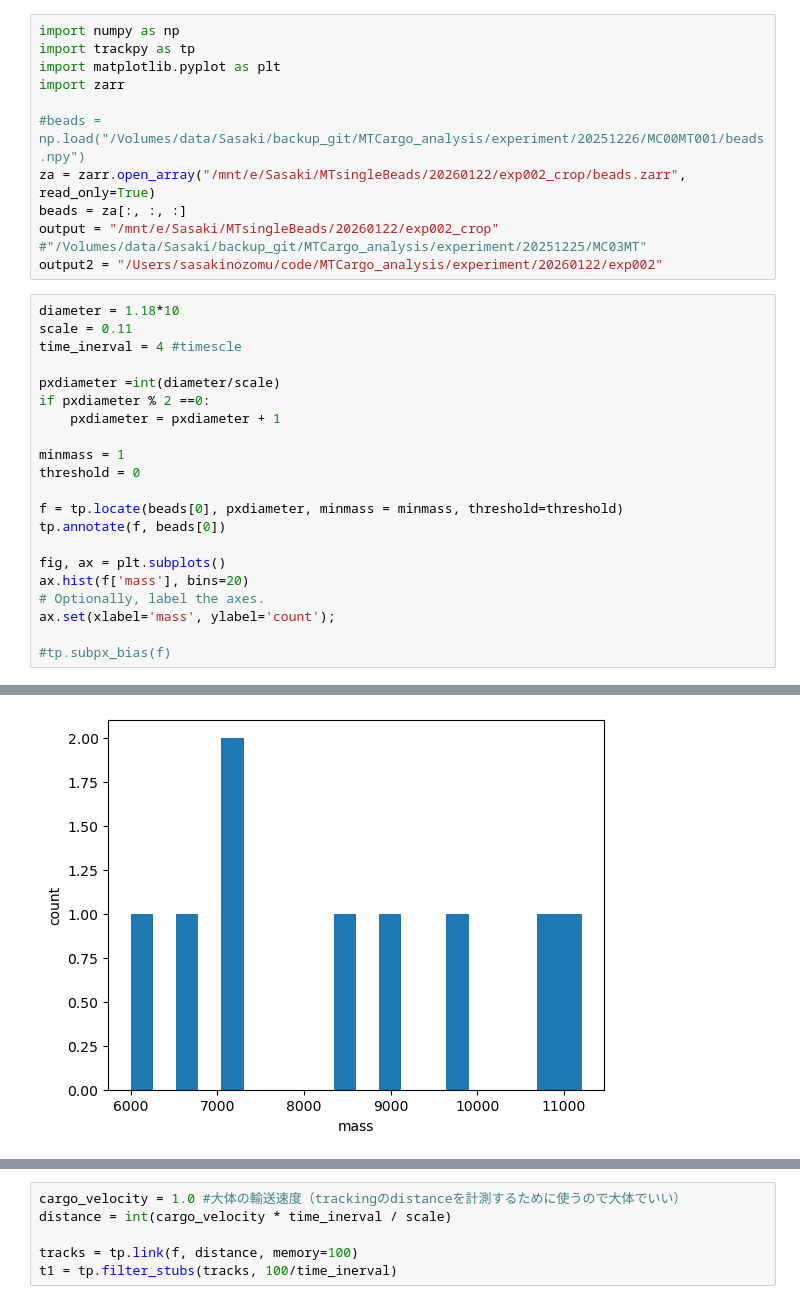
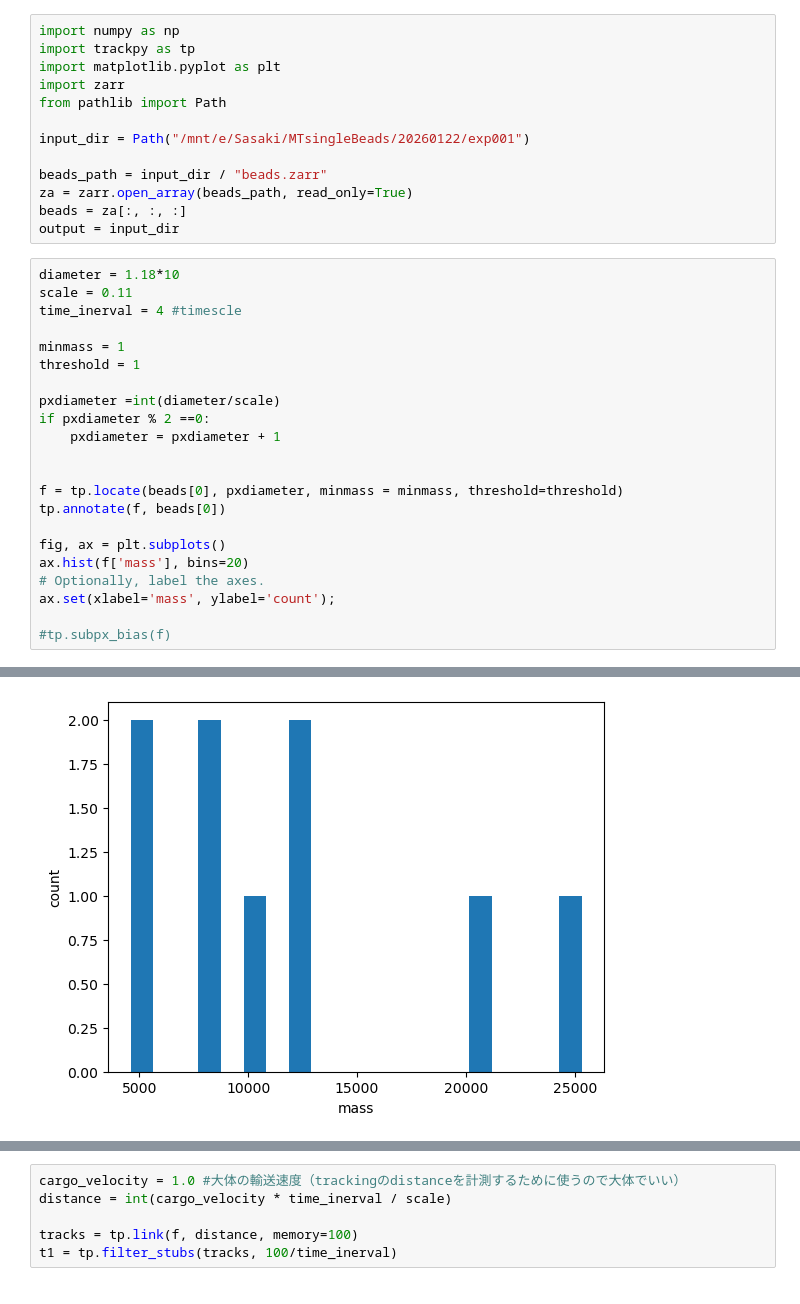
Before and after one commit to wppppupr/MTCargo_analysis, a Jupyter notebook: notebooks/trackBeads.ipynb, the cells around one changed output, grey strips where cells are left out. Drawn from its saved outputs; the diff is of its cells as text.

```diff
--- a/notebooks/trackBeads.ipynb
+++ b/notebooks/trackBeads.ipynb
@@ -3,23 +3,26 @@ import numpy as np
 import trackpy as tp
 import matplotlib.pyplot as plt
 import zarr
+from pathlib import Path
 
-#beads = np.load("/Volumes/data/Sasaki/backup_git/MTCargo_analysis/experiment/20251226/MC00MT001/beads.npy")
-za = zarr.open_array("/mnt/e/Sasaki/MTsingleBeads/20260122/exp002_crop/beads.zarr", read_only=True)
+input_dir = Path("/mnt/e/Sasaki/MTsingleBeads/20260122/exp001")
+
+beads_path = input_dir / "beads.zarr"
+za = zarr.open_array(beads_path, read_only=True)
 beads = za[:, :, :]
-output = "/mnt/e/Sasaki/MTsingleBeads/20260122/exp002_crop" #"/Volumes/data/Sasaki/backup_git/MTCargo_analysis/experiment/20251225/MC03MT"
-output2 = "/Users/sasakinozomu/code/MTCargo_analysis/experiment/20260122/exp002"
+output = input_dir
 # %%
 diameter = 1.18*10
 scale = 0.11
 time_inerval = 4 #timescle
 
+minmass = 1
+threshold = 1
+
 pxdiameter =int(diameter/scale)
 if pxdiameter % 2 ==0:
     pxdiameter = pxdiameter + 1
 
-minmass = 1
-threshold = 0
 
 f = tp.locate(beads[0], pxdiameter, minmass = minmass, threshold=threshold)
 tp.annotate(f, beads[0])
@@ -35,4 +38,4 @@ ax.set(xlabel='mass', ylabel='count');
-[figure, old version]
+[figure, new version]
 # %%
 f = tp.batch(beads, pxdiameter, minmass = minmass, threshold=threshold)
 # %% [output]
```
Also changed, not shown: parts of 2 cells of this notebook, 6 other files.
